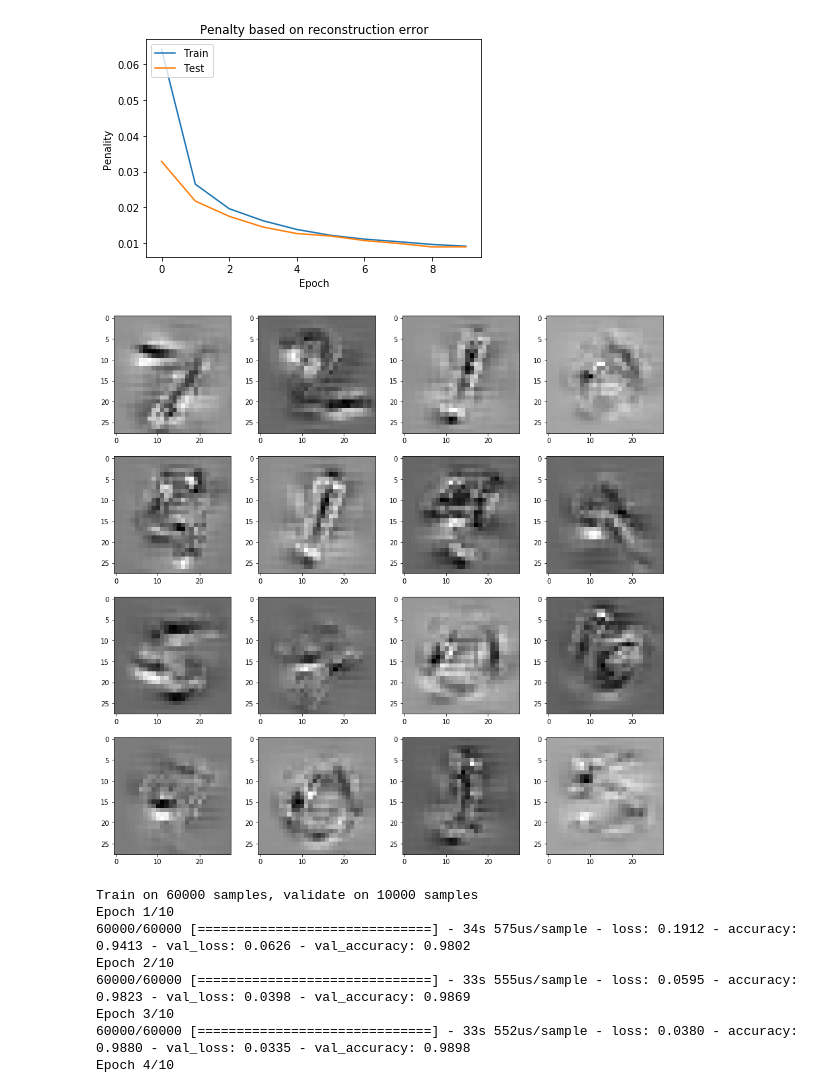
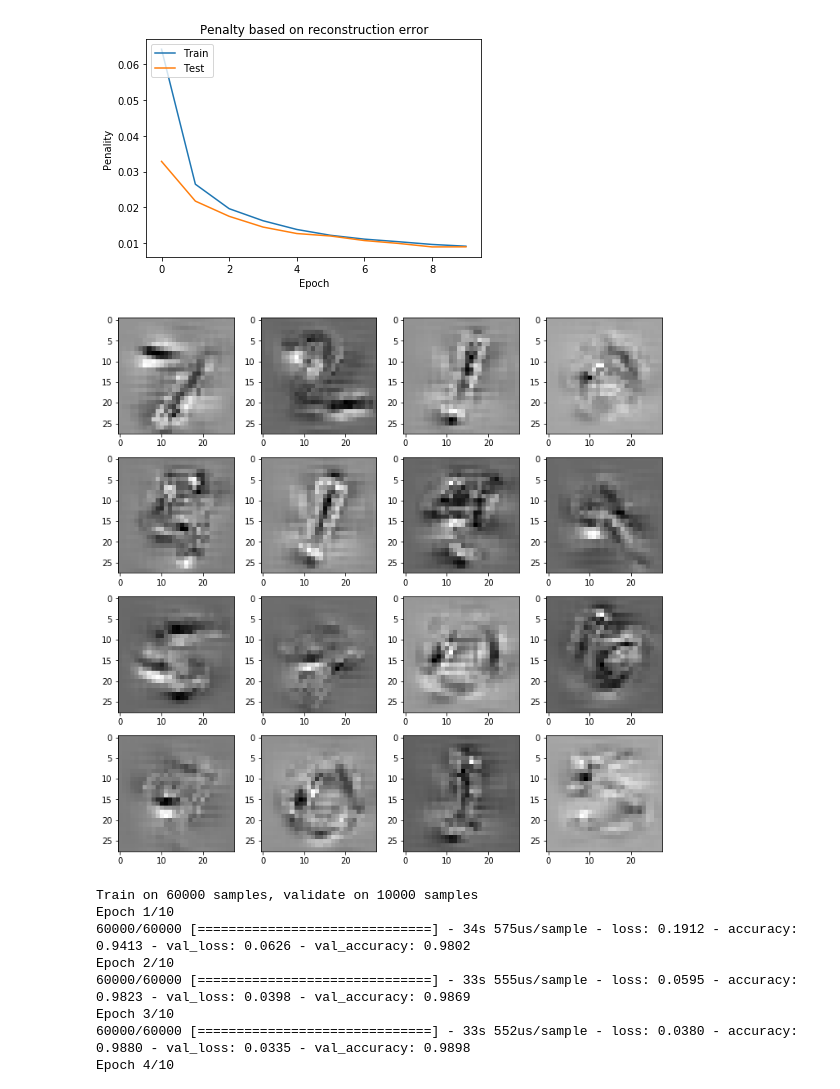
Before and after one commit to senyuan-juncheng/TensorProjectionLayer, a Jupyter notebook: TensorProjectionLayer.ipynb, the cells around one changed output. Saved outputs shown, nothing was run; the diff lists cells and outputs as text; code cells hidden in the pictures.

```diff
--- a/TensorProjectionLayer.ipynb
+++ b/TensorProjectionLayer.ipynb
@@ -311,12 +311,12 @@ with tf.GradientTape() as g:
     loss = tf.keras.losses.categorical_crossentropy(y_test, y);
 dLdXtest = g.gradient(loss,x);
 # %%
-fig = plt.figure(figsize=(15,15))
+fig = plt.figure(figsize=(12,12))
 for i in range(16):
     ax=fig.add_subplot(4,4,i+1);
     ax.imshow(dLdXtest[i,:,:,0], cmap='gray');
 # %% [output]
-[figure, old version]
+[figure, new version]
 # %%
 #### Alternative Version without regularization ####
 # %%
```
